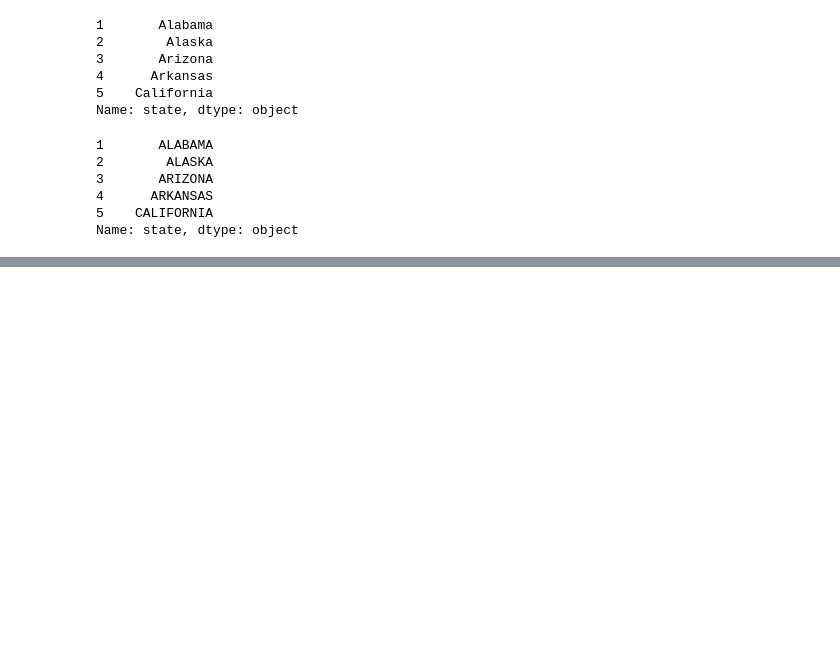
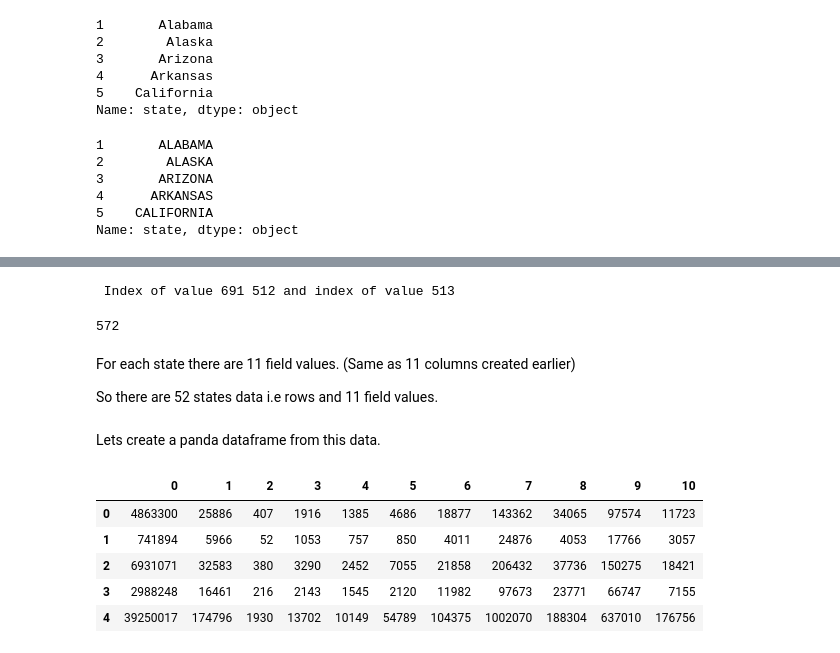
Before and after one commit to ninadcpa/DSC540, a Jupyter notebook: Final_Project.ipynb, the cells around one changed output, grey strips where cells are left out. Cells and saved outputs as stored; diff of their text form; code cells hidden in the pictures; blank space fills up the shorter version.

```diff
--- a/Final_Project.ipynb
+++ b/Final_Project.ipynb
@@ -330,0 +506,4 @@ Name: state, dtype: object
+# %%
+bold_list = data_table.tbody.findAll('td', {"class": "bold"})
+values_list = list(map(lambda x: x.text.strip(),bold_list))
+values_list[:11]
@@ -330,0 +538,13 @@ Name: state, dtype: object
+# %%
+print(f" Index of value 691 {values_list1.index(691)} and index of value {values_list1.index(2103)}")
+# %% [output]
+ Index of value 691 512 and index of value 513
+# %%
+values_list1.insert(513,10602)
+len(values_list1)
+# %% [output]
+572
+# %% [markdown]
+For each state there are 11 field values. (Same as 11 columns created earlier)
+
+So there are 52 states data i.e rows and 11 field values.
@@ -330,0 +553,12 @@ Name: state, dtype: object
+# %% [markdown]
+Lets create a panda dataframe from this data.
+# %%
+crime_data_df = pd.DataFrame(fbi_data)
+crime_data_df.head()
+# %% [output]
+|  | 0 | 1 | 2 | 3 | 4 | 5 | 6 | 7 | 8 | 9 | 10 |
+| 0 | 4863300 | 25886 | 407 | 1916 | 1385 | 4686 | 18877 | 143362 | 34065 | 97574 | 11723 |
+| 1 | 741894 | 5966 | 52 | 1053 | 757 | 850 | 4011 | 24876 | 4053 | 17766 | 3057 |
+| 2 | 6931071 | 32583 | 380 | 3290 | 2452 | 7055 | 21858 | 206432 | 37736 | 150275 | 18421 |
+| 3 | 2988248 | 16461 | 216 | 2143 | 1545 | 2120 | 11982 | 97673 | 23771 | 66747 | 7155 |
+| 4 | 39250017 | 174796 | 1930 | 13702 | 10149 | 54789 | 104375 | 1002070 | 188304 | 637010 | 176756 |
```
Also changed, not shown: parts of 28 cells of this notebook.
